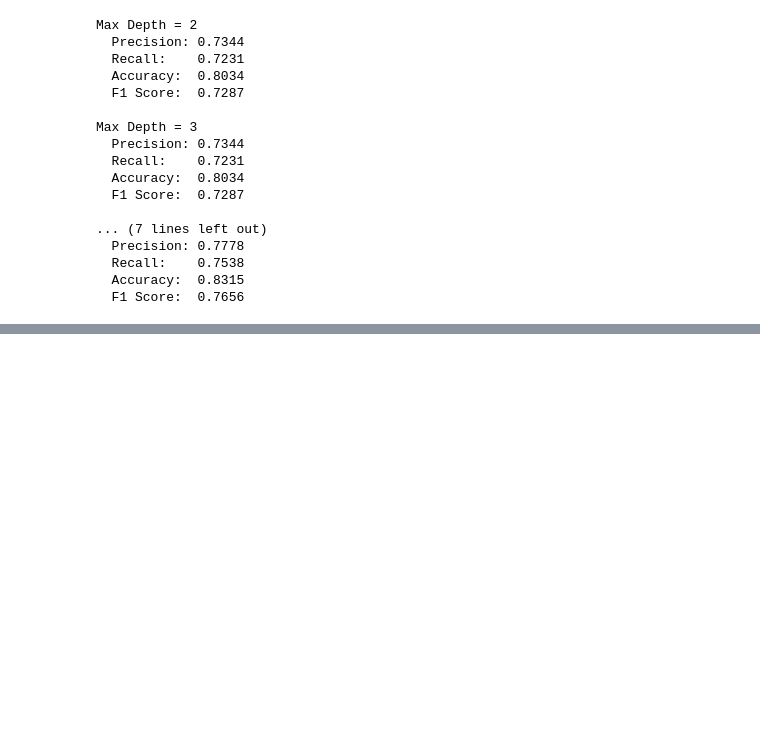
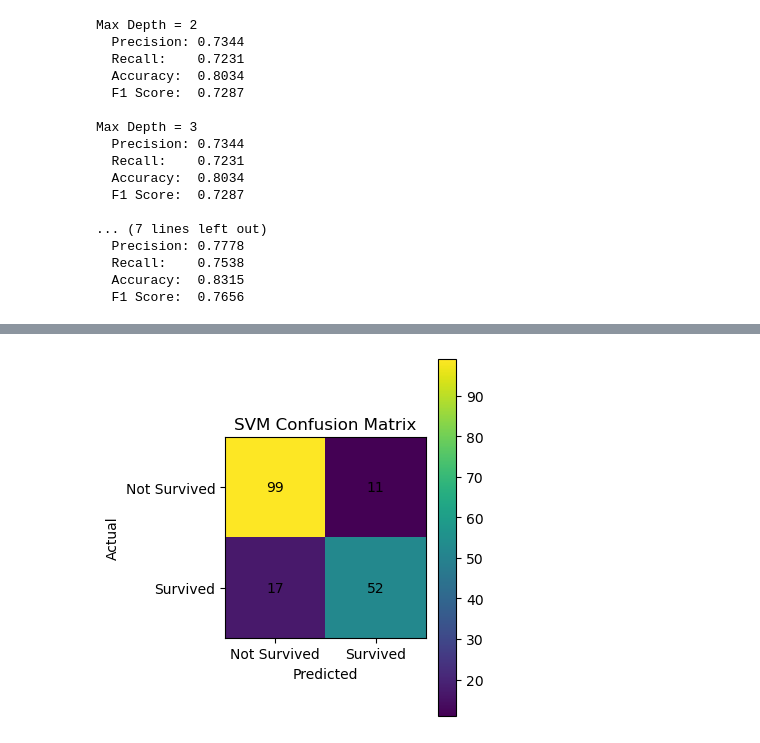
Before and after one commit to XushengShangguan/Kaggle_Titanic, a Jupyter notebook: prediction.ipynb, the cells around one changed output, grey strips where cells are left out. Drawn from its saved outputs; the diff is of its cells as text; code cells hidden in the pictures; blank space fills up the shorter version.

```diff
--- a/prediction.ipynb
+++ b/prediction.ipynb
@@ -280,0 +226,78 @@ Test Accuracy with L2: 0.6145
+# %%
+# ─────────────────────────────────────────────────────────
+# SVM model (linear / RBF / poly) for Titanic
+# ─────────────────────────────────────────────────────────
+from sklearn.svm import SVC
+from sklearn.impute import SimpleImputer
+from sklearn.preprocessing import StandardScaler
+from sklearn.pipeline import Pipeline
+from sklearn.model_selection import GridSearchCV, StratifiedKFold
+from sklearn.metrics import (precision_score, recall_score,
+                             accuracy_score, f1_score, confusion_matrix)
+import matplotlib.pyplot as plt
+import numpy as np
+
+# 1. pipeline: impute → scale → SVM
+svm_pipe = Pipeline([
+    ('impute', SimpleImputer(strategy='median')),
+    ('scale',  StandardScaler()),
+    ('svc',    SVC(class_weight='balanced'))          # balanced handles class skew
+])
+
+# 2. hyper‑parameter grid
+param_grid = {
+    'svc__kernel': ['linear', 'rbf', 'poly'],
+    'svc__C':      [0.1, 1, 10, 100],
+    'svc__gamma':  ['scale', 'auto'],                 # ignored by linear kernel
+    'svc__degree': [2, 3]                             # used only for poly
+}
+
+cv = StratifiedKFold(n_splits=5, shuffle=True, random_state=42)
+
+grid = GridSearchCV(
+    svm_pipe,
+    param_grid,
+    cv=cv,
+    scoring='accuracy',      # switch to 'f1' if you prefer
+    n_jobs=-1,
+    verbose=0
+)
+
+grid.fit(X_train, y_train)
+
+print("Best SVM params :", grid.best_params_)
+print(f"CV accuracy     : {grid.best_score_:.3f}")
+
+best_svm = grid.best_estimator_
+
+# 3. evaluation on validation + test splits
+for name, X_split, y_split in [("Validation", X_val, y_val),
+                               ("Test",       X_test, y_test)]:
+    y_pred = best_svm.predict(X_split)
+    print(f"\n=== {name} set ===")
+    print(f"Precision: {precision_score(y_split, y_pred):.2f}")
+    print(f"Recall:    {recall_score(y_split, y_pred):.2f}")
+    print(f"Accuracy:  {accuracy_score(y_split, y_pred):.2f}")
+    print(f"F1 score:  {f1_score(y_split, y_pred):.2f}")
+
+# 4. confusion matrix for the test split
+cm = confusion_matrix(y_test, best_svm.predict(X_test))
+
+plt.figure(figsize=(4, 4))
+plt.imshow(cm, interpolation="nearest")
+plt.title("SVM Confusion Matrix")
+plt.colorbar()
+
+ticks = np.arange(2)
+plt.xticks(ticks, ["Not Survived", "Survived"])
+plt.yticks(ticks, ["Not Survived", "Survived"])
+
+for i in range(cm.shape[0]):
+    for j in range(cm.shape[1]):
+        plt.text(j, i, cm[i, j], ha="center", va="center")
+
+plt.xlabel("Predicted")
+plt.ylabel("Actual")
+plt.tight_layout()
+plt.show()
+# %% [output]
@@ -281 +318,2 @@ Test Accuracy with L2: 0.6145
+[figure, added]
 # %%
```
Also changed, not shown: parts of 8 cells of this notebook.
